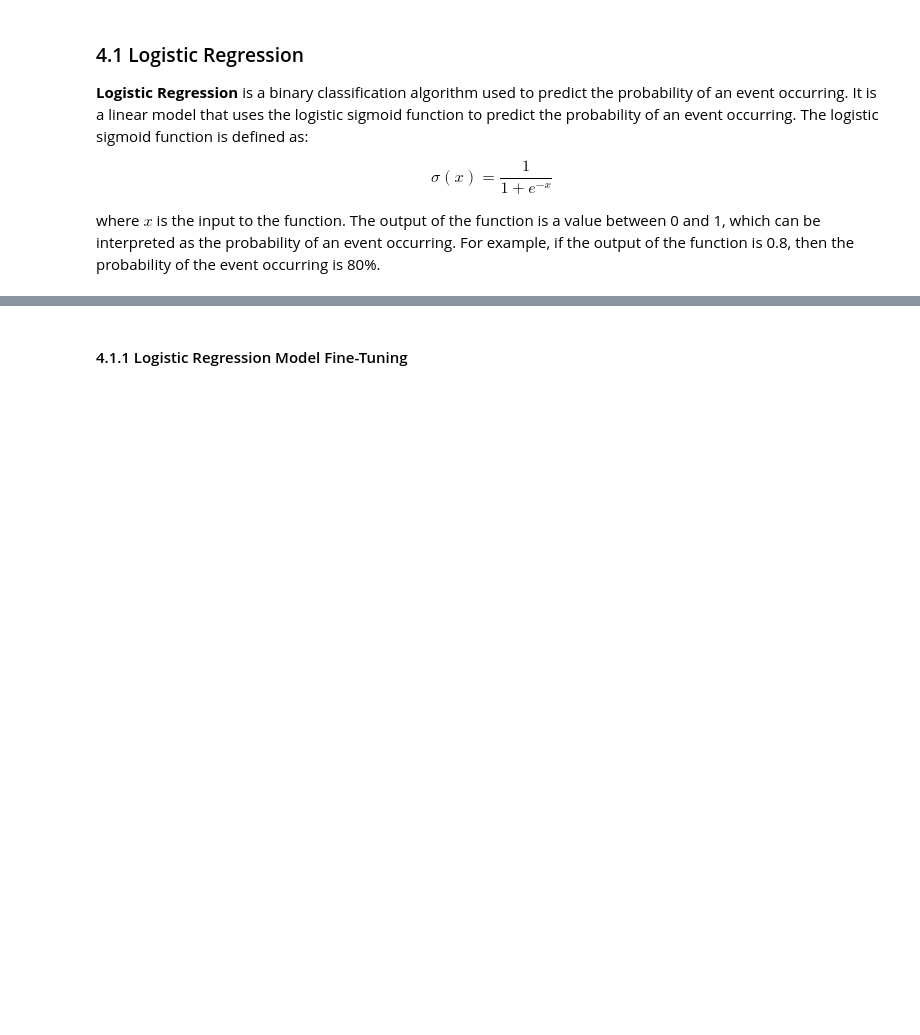
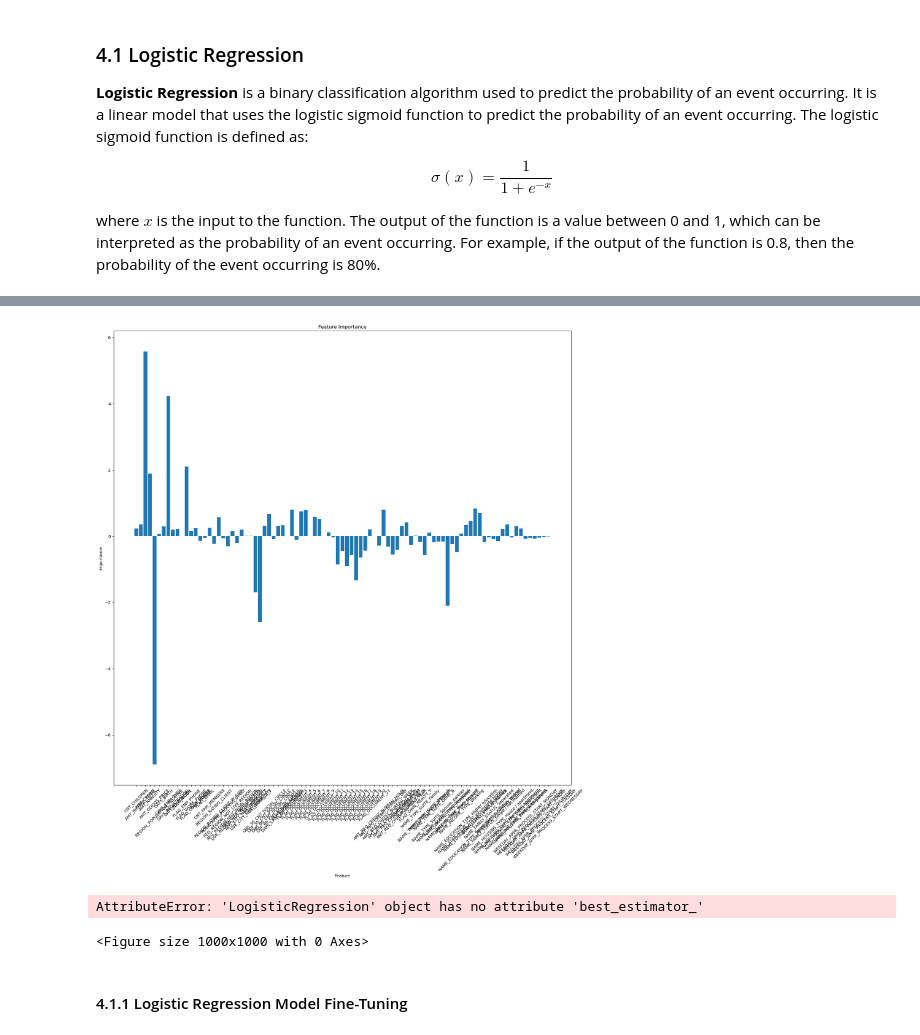
Before and after one commit to rfals/Bachelors-Playground, a Jupyter notebook: notebooks/mlModels.ipynb, the cells around one changed output, grey strips where cells are left out. Drawn from its saved outputs; the diff is of its cells as text; code cells hidden in the pictures; blank space fills up the shorter version.

```diff
--- a/notebooks/mlModels.ipynb
+++ b/notebooks/mlModels.ipynb
@@ -216,3 +262,26 @@ Accuracy: 91.9684%
+# %%
+# plot the feature importance
+column_names = X_train.columns.tolist()
+importance = log_model.coef_[0]
+
+plt.figure(figsize=(20, 20))
+plt.bar(range(len(importance)), importance)
+plt.xticks(range(len(importance)), column_names, rotation=45)  # Set the column names as x-axis labels
+plt.xlabel('Feature')
+plt.ylabel('Importance')
+plt.title('Feature Importance')
+plt.show()
+# %% [output]
+[figure, added]
+# %%
+# plot the feature importance
+plt.figure(figsize=(10, 10))
+feat_importances = pd.Series(log_model.best_estimator_.feature_importances_, index=X.columns)
+feat_importances.nlargest(10).plot(kind='barh')
+plt.show()
+# %% [output]
+AttributeError: 'LogisticRegression' object has no attribute 'best_estimator_'
+<Figure size 1000x1000 with 0 Axes>
 # %%
 # import pickle
 # pickle.dump(log_model, open(r'C:\Users\ReinisFals\OneDrive - Peero, SIA\Desktop\Bachelors Research\Bachelors-Research\Bachelors-Playground\models\log_model.pkl', 'wb'))
```
Also changed, not shown: parts of 13 cells of this notebook, 1 other file.
